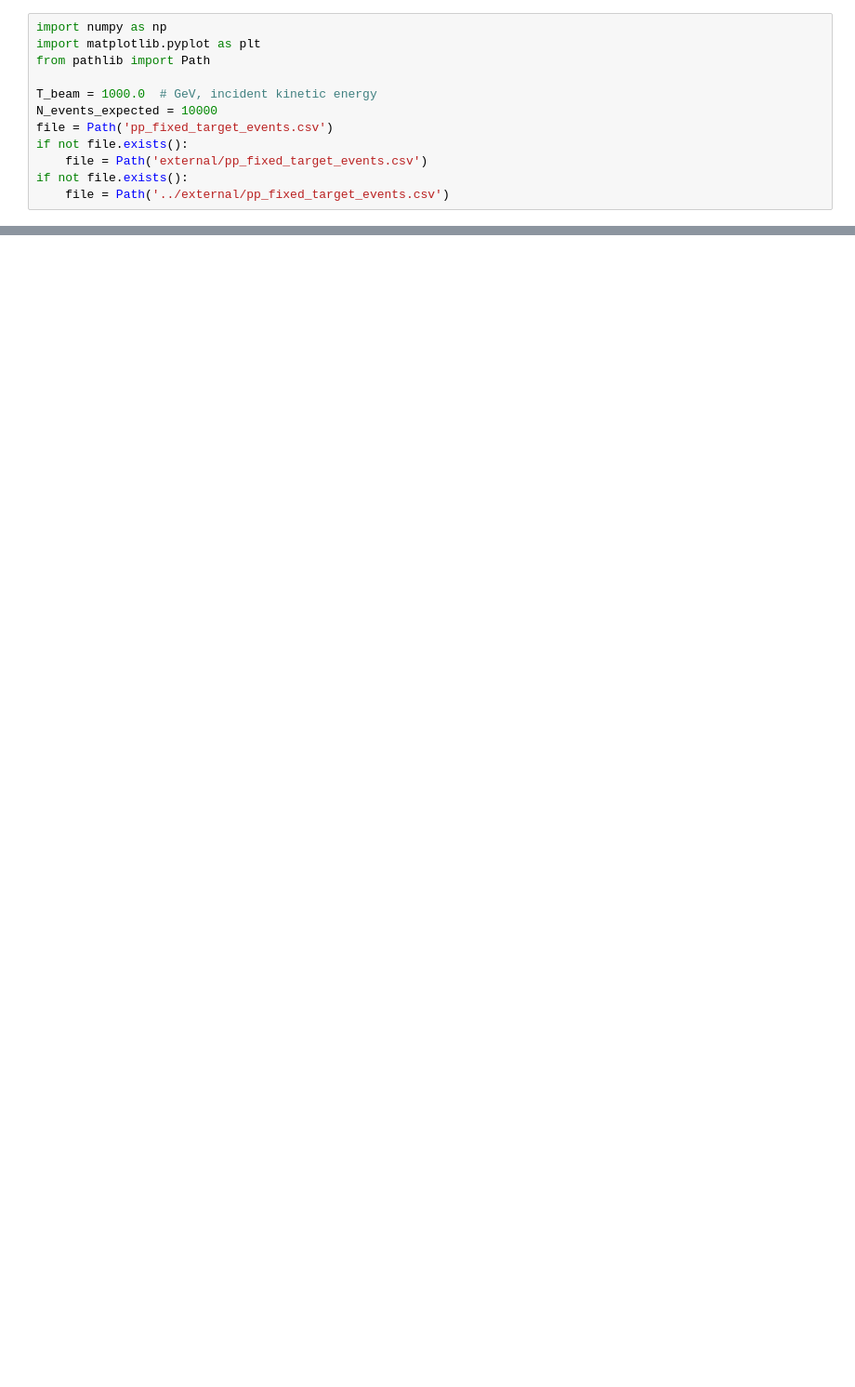
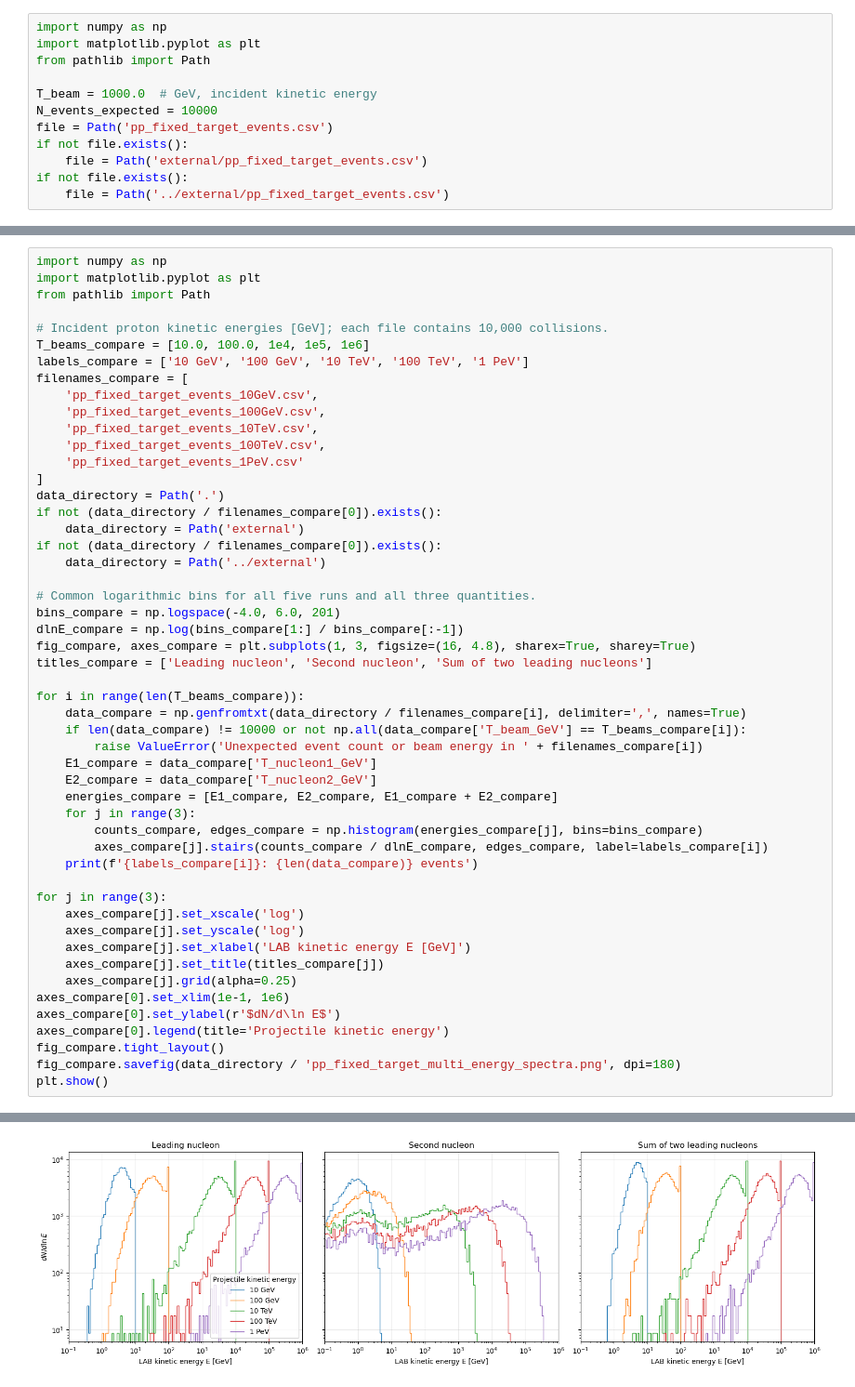
Before and after one commit to Chao-Ming-Li/CR_transport, a Jupyter notebook: Monte_Carlo/external/pp_fixed_target_analysis.ipynb, the cells around one changed output, grey strips where cells are left out. Shown at 93% size. Drawn from its saved outputs; the diff is of its cells as text; blank space fills up the shorter version.

```diff
--- a/Monte_Carlo/external/pp_fixed_target_analysis.ipynb
+++ b/Monte_Carlo/external/pp_fixed_target_analysis.ipynb
@@ -82,0 +110,52 @@ np.float64(384.08)
+# %%
+import numpy as np
+import matplotlib.pyplot as plt
+from pathlib import Path
+
+# Incident proton kinetic energies [GeV]; each file contains 10,000 collisions.
+T_beams_compare = [10.0, 100.0, 1e4, 1e5, 1e6]
+labels_compare = ['10 GeV', '100 GeV', '10 TeV', '100 TeV', '1 PeV']
+filenames_compare = [
+    'pp_fixed_target_events_10GeV.csv',
+    'pp_fixed_target_events_100GeV.csv',
+    'pp_fixed_target_events_10TeV.csv',
+    'pp_fixed_target_events_100TeV.csv',
+    'pp_fixed_target_events_1PeV.csv'
+]
+data_directory = Path('.')
+if not (data_directory / filenames_compare[0]).exists():
+    data_directory = Path('external')
+if not (data_directory / filenames_compare[0]).exists():
+    data_directory = Path('../external')
+
+# Common logarithmic bins for all five runs and all three quantities.
+bins_compare = np.logspace(-4.0, 6.0, 201)
+dlnE_compare = np.log(bins_compare[1:] / bins_compare[:-1])
+fig_compare, axes_compare = plt.subplots(1, 3, figsize=(16, 4.8), sharex=True, sharey=True)
+titles_compare = ['Leading nucleon', 'Second nucleon', 'Sum of two leading nucleons']
+
+for i in range(len(T_beams_compare)):
+    data_compare = np.genfromtxt(data_directory / filenames_compare[i], delimiter=',', names=True)
+    if len(data_compare) != 10000 or not np.all(data_compare['T_beam_GeV'] == T_beams_compare[i]):
+        raise ValueError('Unexpected event count or beam energy in ' + filenames_compare[i])
+    E1_compare = data_compare['T_nucleon1_GeV']
+    E2_compare = data_compare['T_nucleon2_GeV']
+    energies_compare = [E1_compare, E2_compare, E1_compare + E2_compare]
+    for j in range(3):
+        counts_compare, edges_compare = np.histogram(energies_compare[j], bins=bins_compare)
+        axes_compare[j].stairs(counts_compare / dlnE_compare, edges_compare, label=labels_compare[i])
+    print(f'{labels_compare[i]}: {len(data_compare)} events')
+
+for j in range(3):
+    axes_compare[j].set_xscale('log')
+    axes_compare[j].set_yscale('log')
+    axes_compare[j].set_xlabel('LAB kinetic energy E [GeV]')
+    axes_compare[j].set_title(titles_compare[j])
+    axes_compare[j].grid(alpha=0.25)
+axes_compare[0].set_xlim(1e-1, 1e6)
+axes_compare[0].set_ylabel(r'$dN/d\ln E$')
+axes_compare[0].legend(title='Projectile kinetic energy')
+fig_compare.tight_layout()
+fig_compare.savefig(data_directory / 'pp_fixed_target_multi_energy_spectra.png', dpi=180)
+plt.show()
+# %% [output]
@@ -82,0 +167 @@ np.float64(384.08)
+[figure, added]
```
Also changed, not shown: parts of 10 cells of this notebook, 36 other files.
